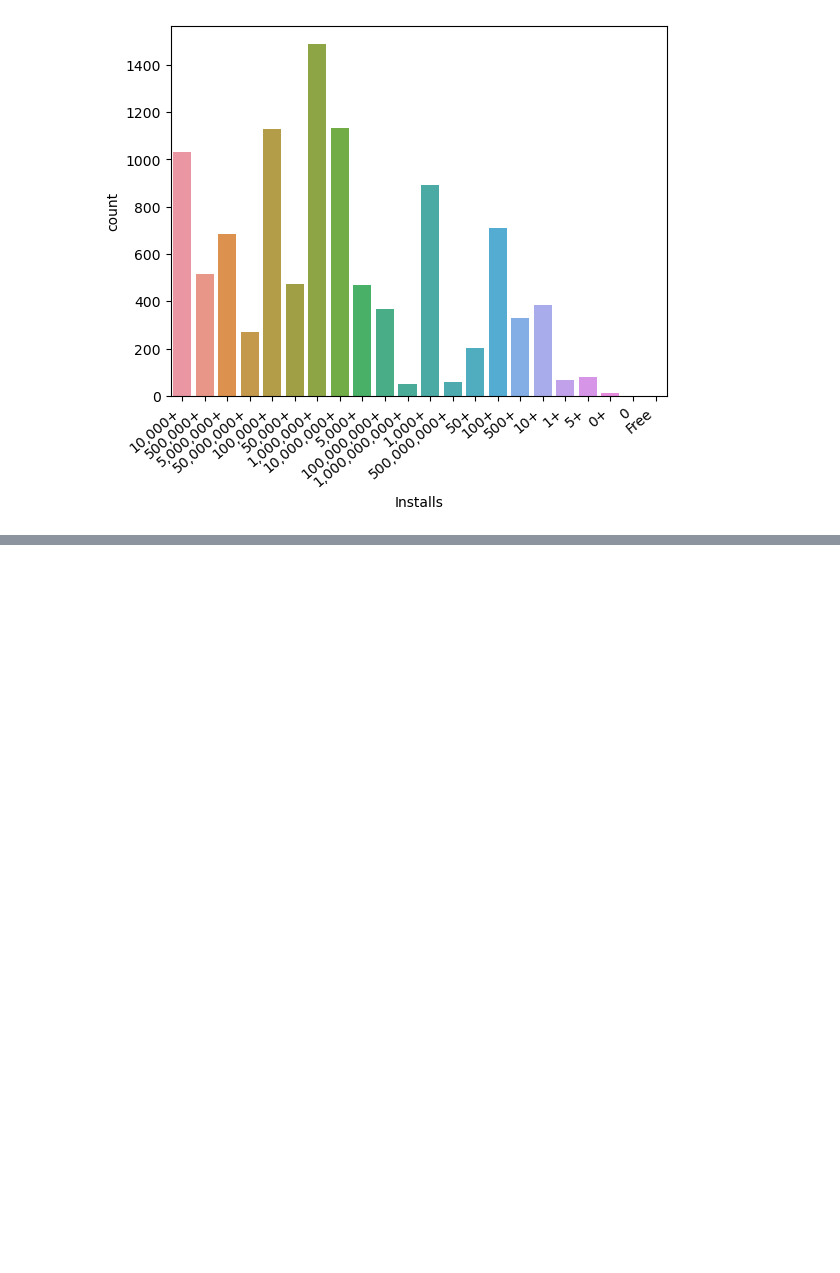
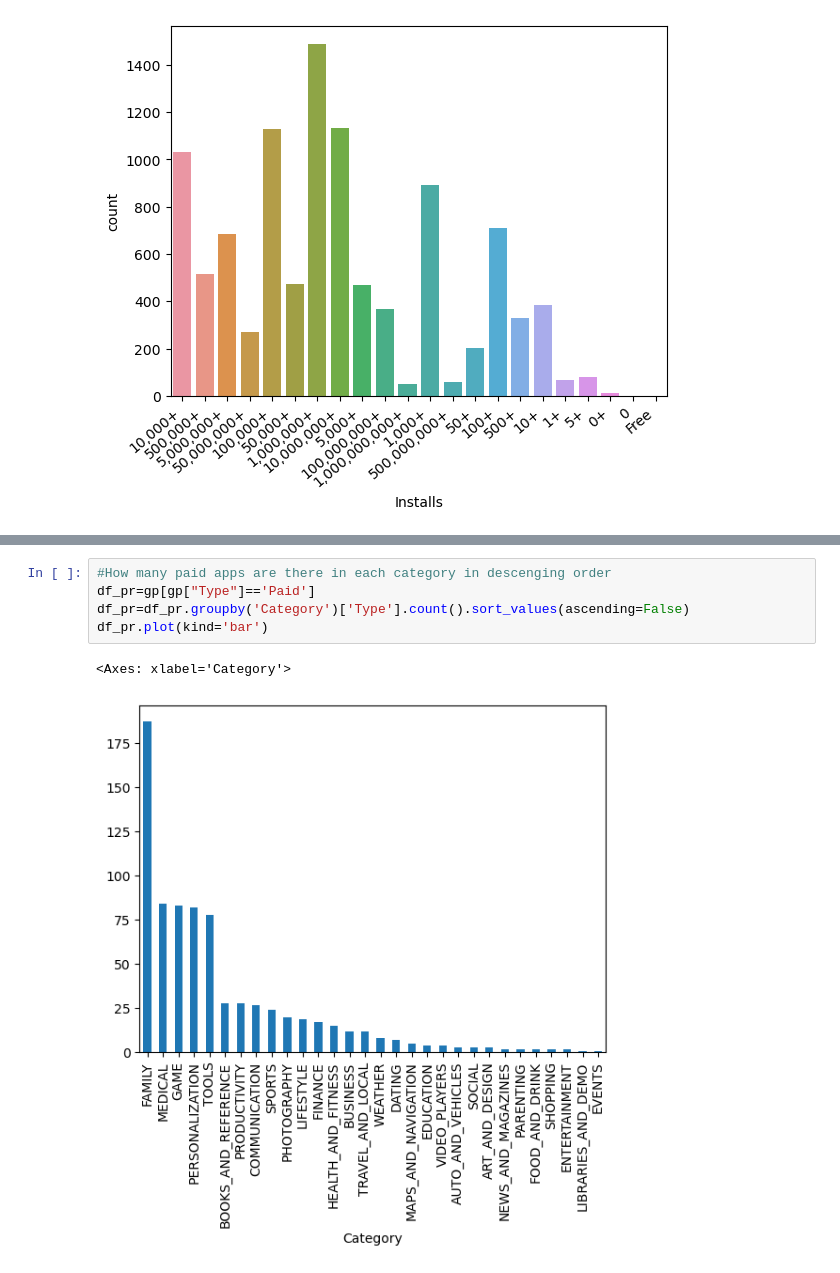
Before and after one commit to harika16-mangu/Google_palystore_DataAnalysis, a Jupyter notebook: Google_Playstore.ipynb, the cells around one changed output, grey strips where cells are left out. Cells and saved outputs as stored; diff of their text form; blank space fills up the shorter version.

```diff
--- a/Google_Playstore.ipynb
+++ b/Google_Playstore.ipynb
@@ -127,0 +236,8 @@ sns.catplot(data=gp,x="App",y="Size",kind="boxen")
+# %%
+#How many paid apps are there in each category in descenging order
+df_pr=gp[gp["Type"]=='Paid']
+df_pr=df_pr.groupby('Category')['Type'].count().sort_values(ascending=False)
+df_pr.plot(kind='bar')
+# %% [output]
+<Axes: xlabel='Category'>
+[figure, added]
```
Also changed, not shown: parts of 12 cells of this notebook.
